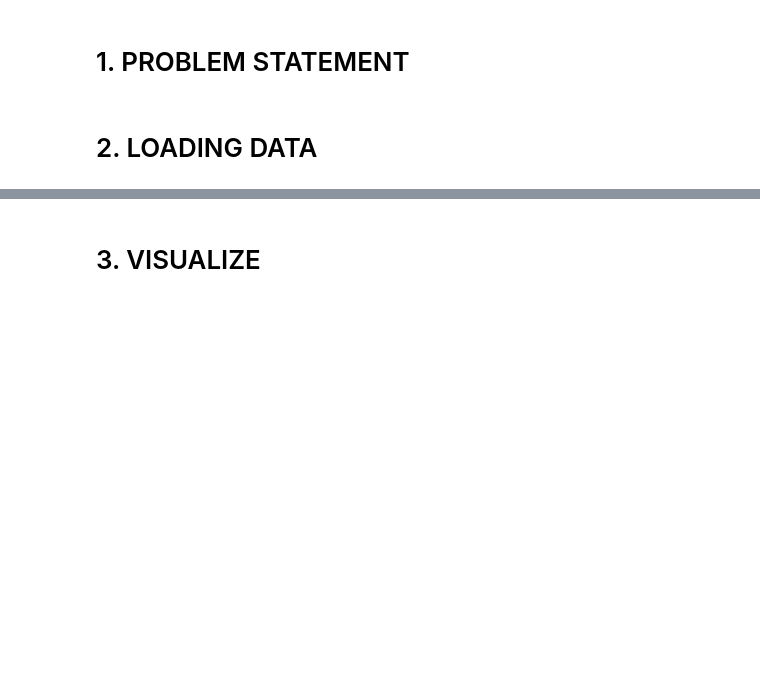
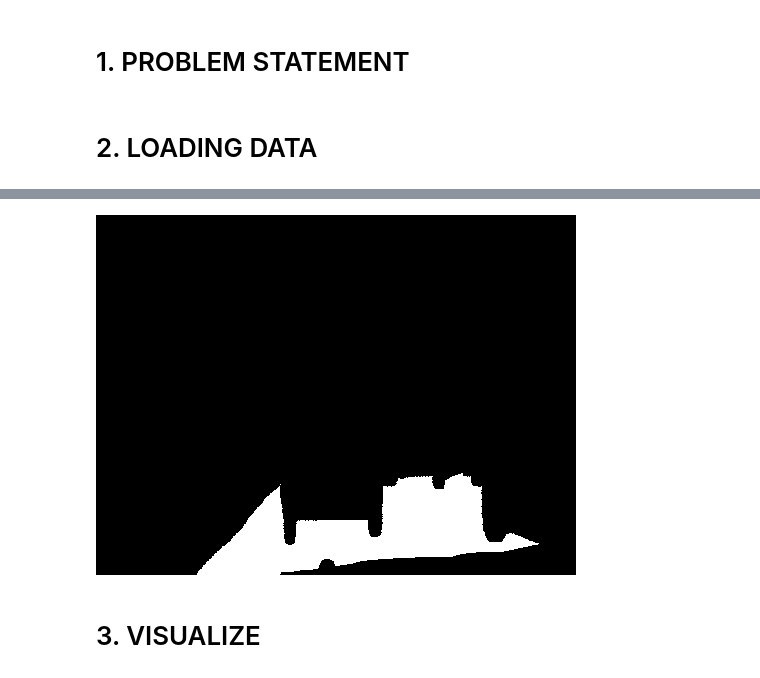
Before and after one commit to aniketpoojari/Lane-Segmentation, a Jupyter notebook: notebooks/Lane-Segmentation.ipynb, the cells around one changed output, grey strips where cells are left out. Drawn from its saved outputs; the diff is of its cells as text; code cells hidden in the pictures; blank space fills up the shorter version.

```diff
--- a/notebooks/Lane-Segmentation.ipynb
+++ b/notebooks/Lane-Segmentation.ipynb
@@ -118,6 +115,17 @@ class LaneDataset(Dataset):
 
     def __len__(self):
         return len(self.image_names)
+# %%
+from PIL import Image
+import numpy as np
+a = "C:\\Users\\anike\\Desktop\\A\\NEW-PROJECTS\\DATA-SCIENCE\\Lane-Segmentation\\data\\raw\\trainannot\\0001TP_006690.png"
+mask = Image.open(a)
+mask = np.array(mask)
+mask = (mask == 3)
+mask = Image.fromarray(mask)
+mask
+# %% [output]
+[figure, added]
 # %% [markdown]
 # 3. VISUALIZE
 # %%
```
Also changed, not shown: parts of 5 cells of this notebook, 20 other files.
